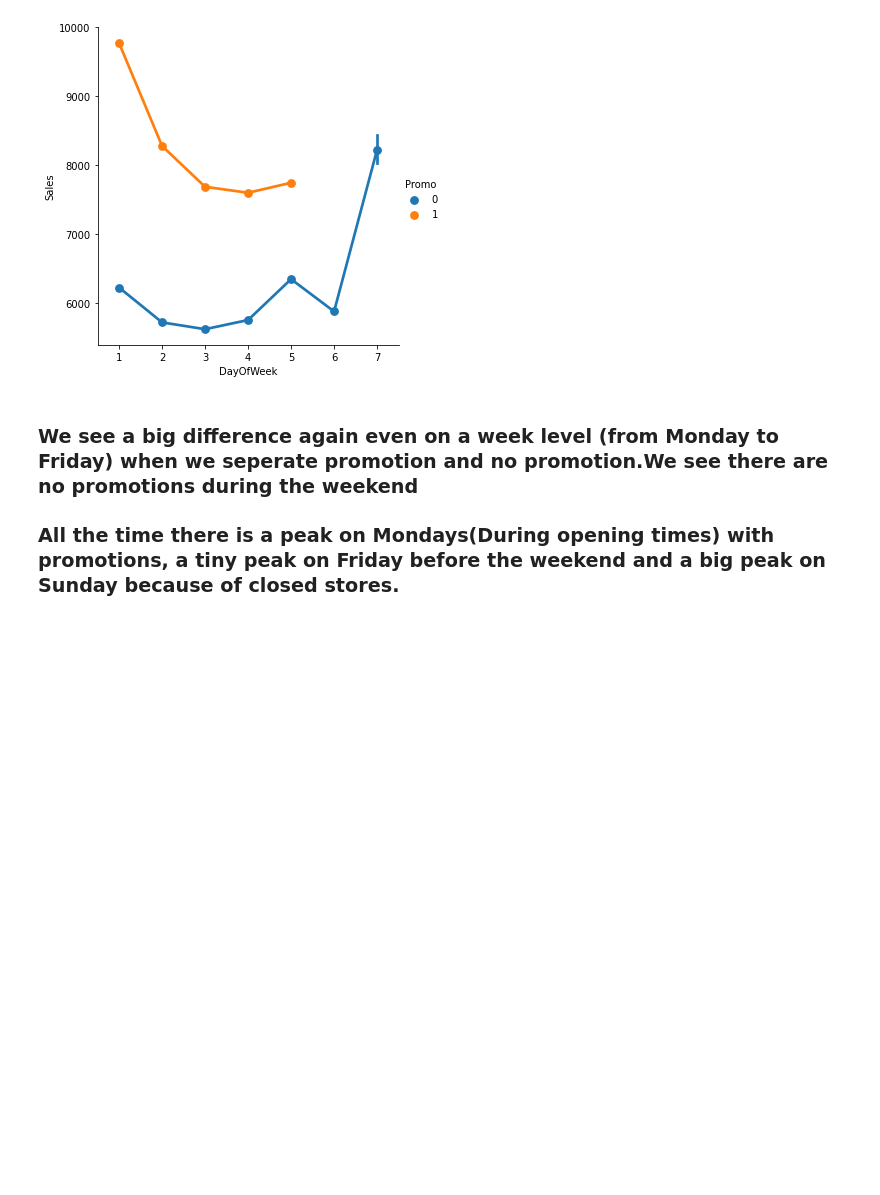
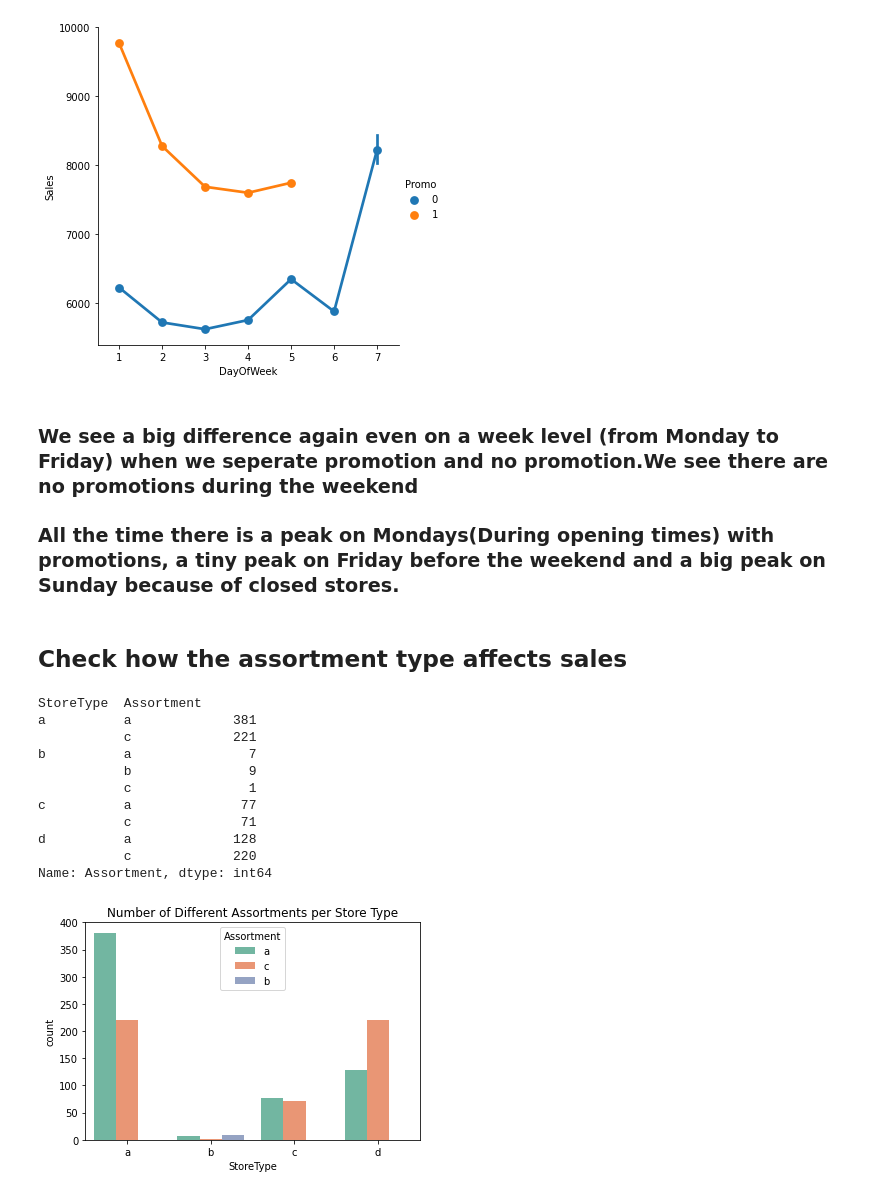
Before and after one commit to nebasam/Forecasting-Sales, a Jupyter notebook: notebooks/data_exploration.ipynb, the cells around one changed output. Cells and saved outputs as stored; diff of their text form; code cells hidden in the pictures; blank space fills up the shorter version.

Commit message:
checks how assortment types affect sales

```diff
--- a/notebooks/data_exploration.ipynb
+++ b/notebooks/data_exploration.ipynb
@@ -514,3 +514,21 @@ sns.factorplot(data = df_train_store, x ="DayOfWeek", y = "Sales", hue='Promo' ,
 # %% [markdown]
 ### We see a big difference again even on a week level (from Monday to Friday) when we seperate promotion and no promotion.We see there are no promotions during the weekend
 ### All the time there is a peak on Mondays(During opening times) with promotions, a tiny peak on Friday before the weekend and a big peak on Sunday because of closed stores.
+# %% [markdown]
+##  Check how the assortment type affects sales
+# %%
+StoretypeXAssortment = sns.countplot(x="StoreType",hue="Assortment",order=["a","b","c","d"], data=df_store,palette=sns.color_palette("Set2", n_colors=3)).set_title("Number of Different Assortments per Store Type")
+df_store.groupby(by=["StoreType","Assortment"]).Assortment.count()
+# %% [output]
+StoreType  Assortment
+a          a             381
+           c             221
+b          a               7
+           b               9
+           c               1
+c          a              77
+           c              71
+d          a             128
+           c             220
+Name: Assortment, dtype: int64
+[figure, added]
```
Also changed, not shown: parts of 2 cells of this notebook.
